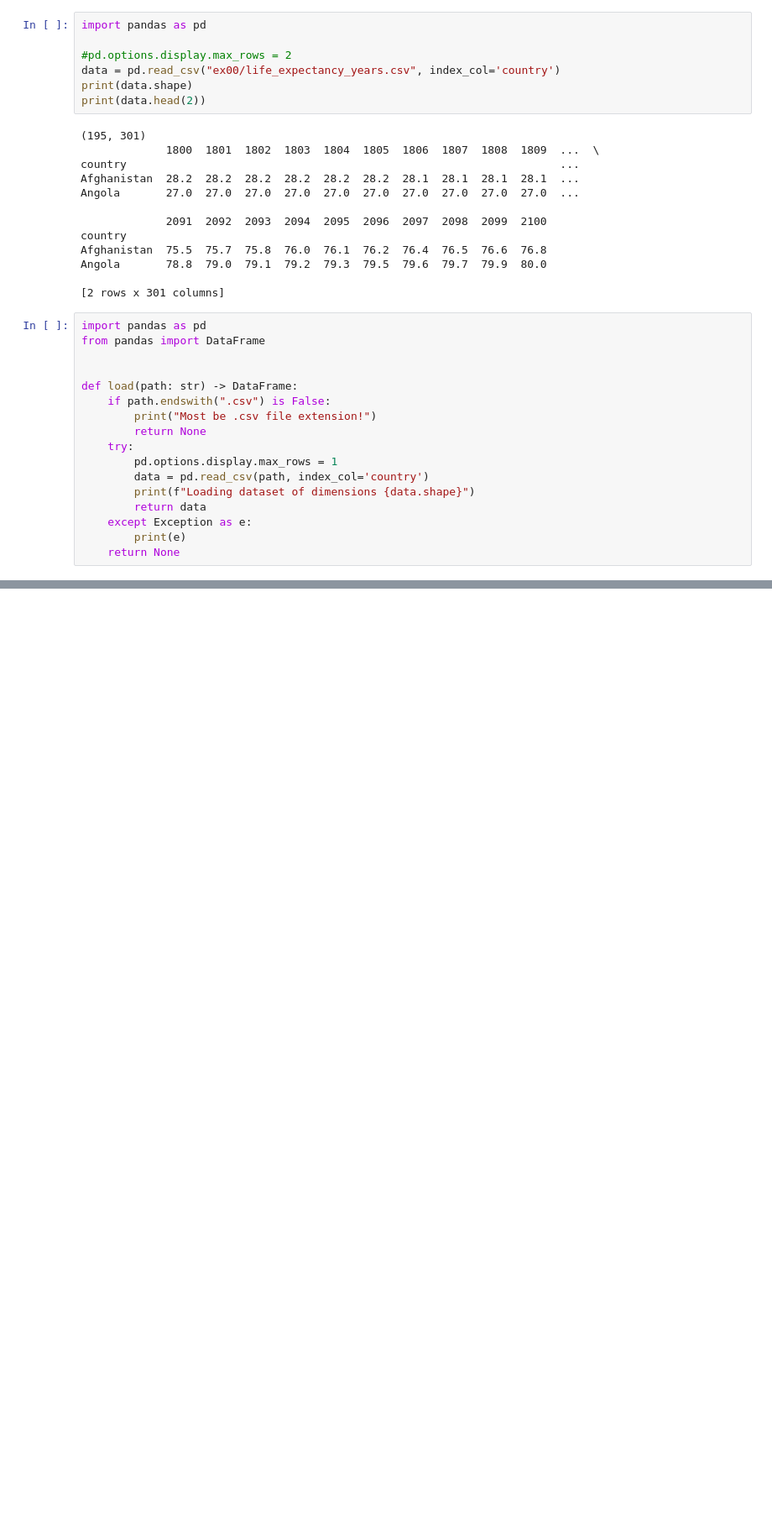
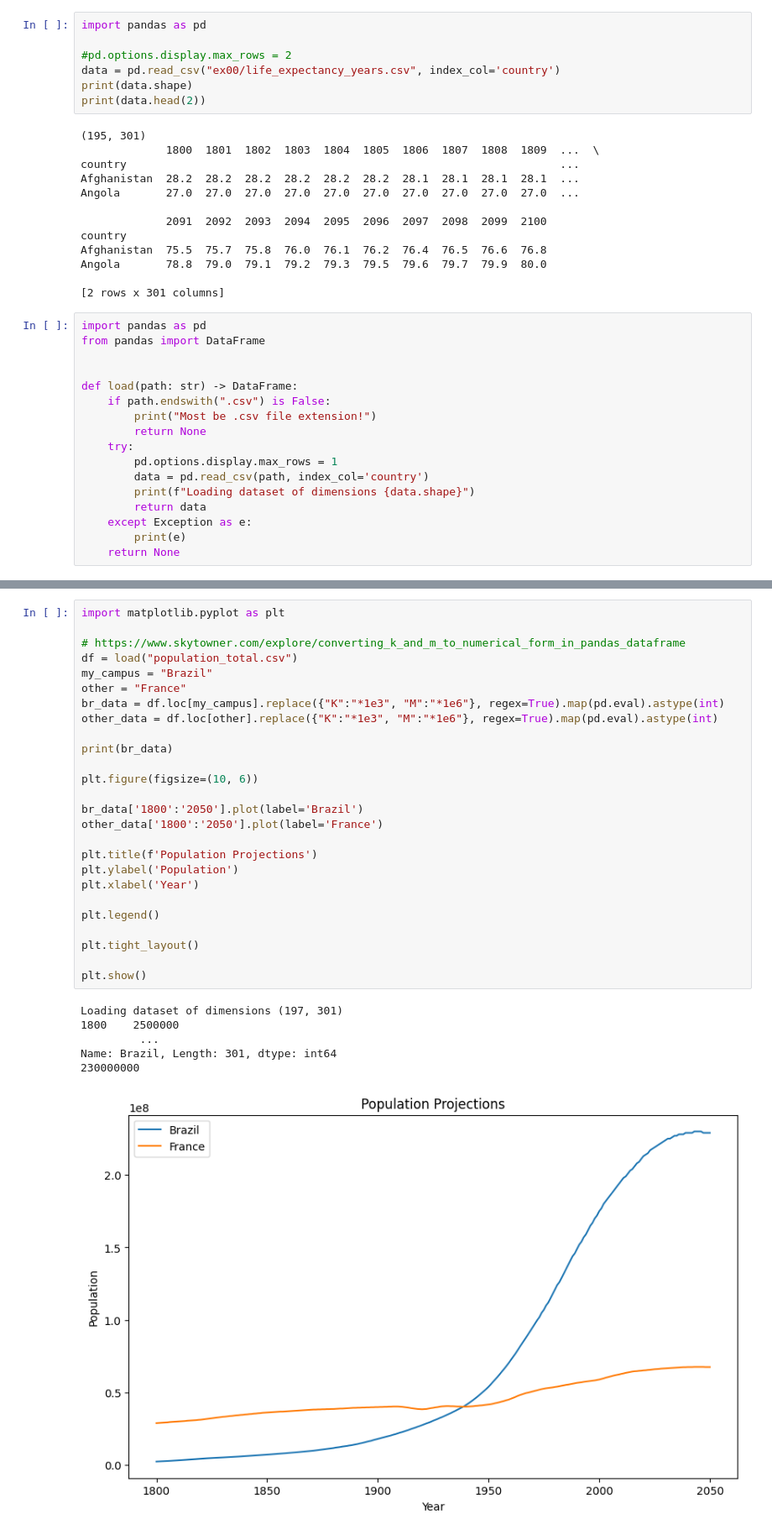
Before and after one commit to angelasoler/python02, a Jupyter notebook: notebook.ipynb, the cells around one changed output, grey strips where cells are left out. Shown at 84% size. Cells and saved outputs as stored; diff of their text form; blank space fills up the shorter version.

```diff
--- a/notebook.ipynb
+++ b/notebook.ipynb
@@ -53,0 +53,33 @@ Loading dataset of dimensions (195, 301)
+# %%
+import matplotlib.pyplot as plt
+
+# https://www.skytowner.com/explore/converting_k_and_m_to_numerical_form_in_pandas_dataframe
+df = load("population_total.csv")
+my_campus = "Brazil"
+other = "France"
+br_data = df.loc[my_campus].replace({"K":"*1e3", "M":"*1e6"}, regex=True).map(pd.eval).astype(int)
+other_data = df.loc[other].replace({"K":"*1e3", "M":"*1e6"}, regex=True).map(pd.eval).astype(int)
+
+print(br_data)
+
+plt.figure(figsize=(10, 6))
+
+br_data['1800':'2050'].plot(label='Brazil')
+other_data['1800':'2050'].plot(label='France')
+
+plt.title(f'Population Projections')
+plt.ylabel('Population')
+plt.xlabel('Year')
+
+plt.legend()
+
+plt.tight_layout()
+
+plt.show()
+# %% [output]
+Loading dataset of dimensions (197, 301)
+1800    2500000
+         ...
+Name: Brazil, Length: 301, dtype: int64
+230000000
+[figure, added]
```
Also changed, not shown: parts of 1 cell of this notebook, 3 other files.
